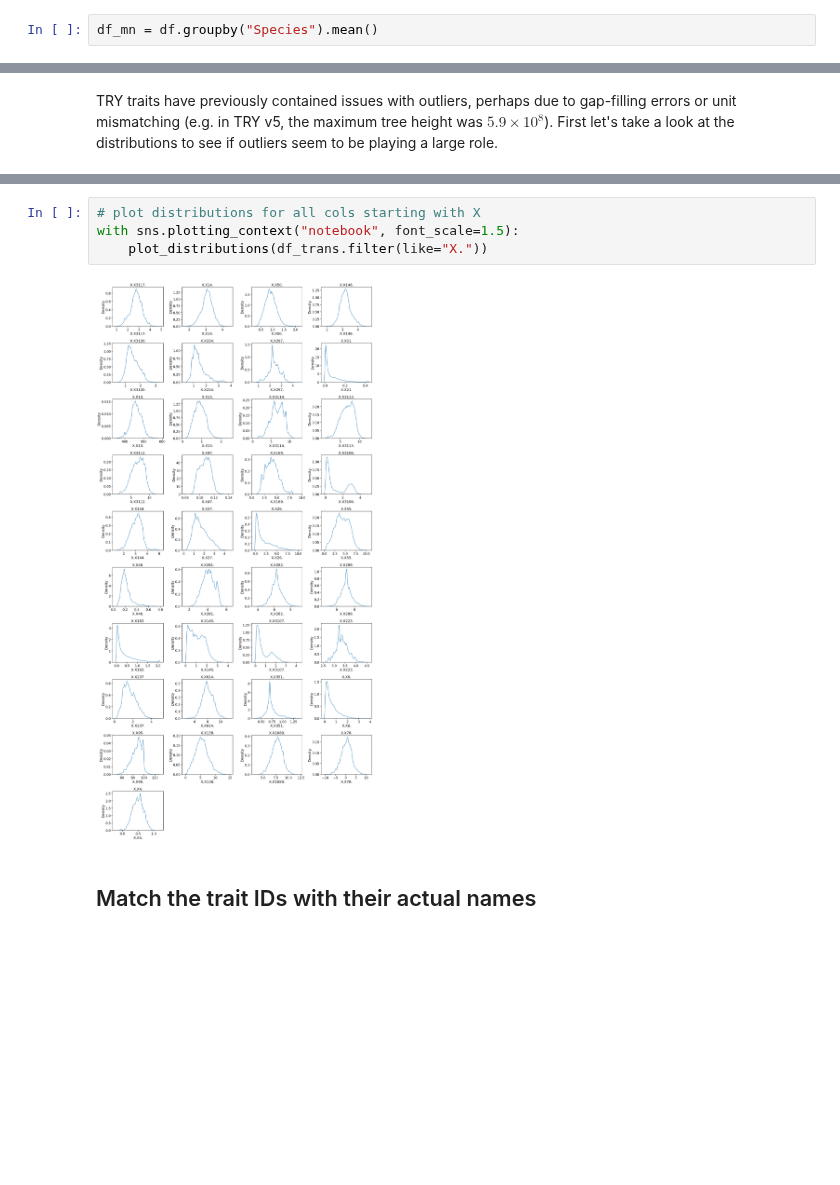
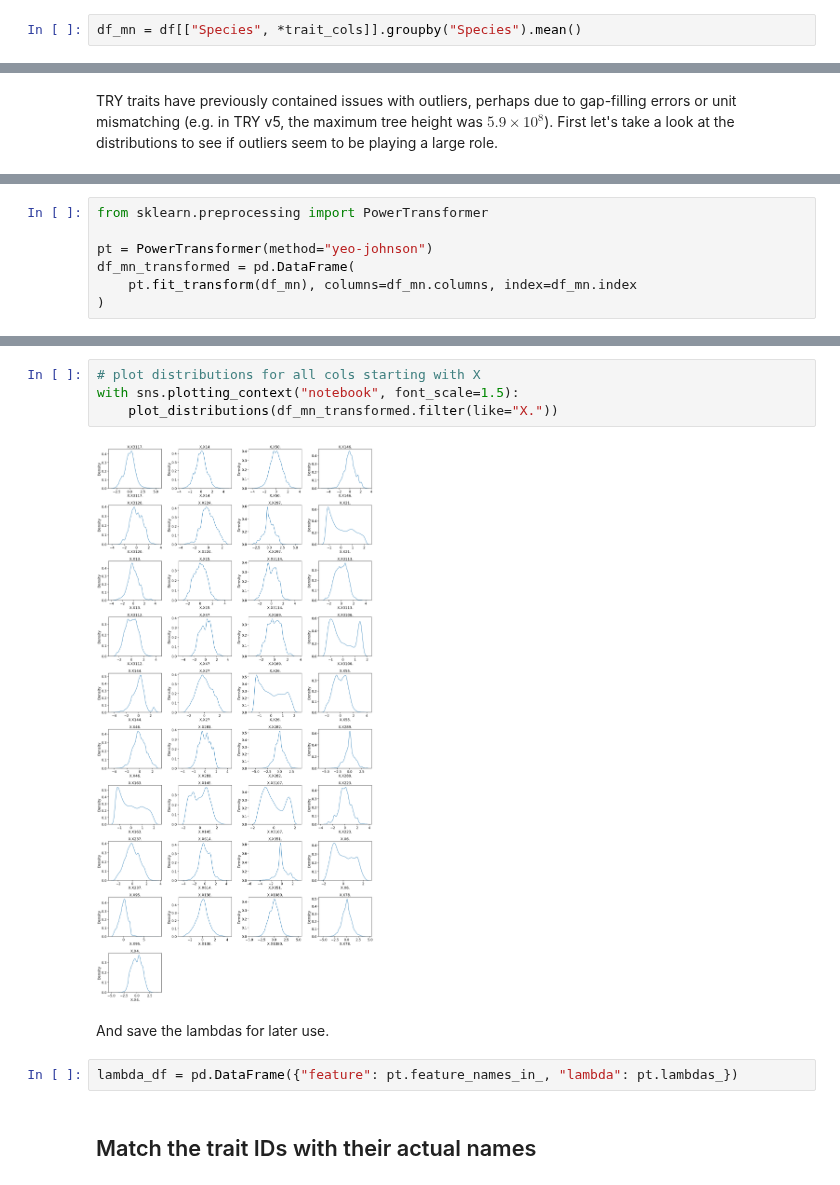
Before and after one commit to GeoSense-Freiburg/cit-sci-traits, a Jupyter notebook: notebooks/0-1_global_trait_data/0-1-3-1_explore_TRY6.ipynb, the cells around one changed output, grey strips where cells are left out. Saved outputs shown, nothing was run; the diff lists cells and outputs as text; blank space fills up the shorter version.

Commit message:
Power transform TRY 6 mean trait data prior to building gbif and splot maps. Be sure to back-transform predictions using the pickled transformer for stat calculation.

```diff
--- a/notebooks/0-1_global_trait_data/0-1-3-1_explore_TRY6.ipynb
+++ b/notebooks/0-1_global_trait_data/0-1-3-1_explore_TRY6.ipynb
@@ -141,7 +141,7 @@ Given that a major limitation in linking trait values with GBIF and sPlot is tha
 # %% [markdown]
 ## Reduce the trait data to species means
 # %%
-df_mn = df.groupby("Species").mean()
+df_mn = df[["Species", *trait_cols]].groupby("Species").mean()
 # %% [markdown]
 ## Filter outliers and log-transform long-tailed traits
 # %% [markdown]
@@ -187,0 +178,7 @@ for col in df_trans.columns:
+# %%
+from sklearn.preprocessing import PowerTransformer
+
+pt = PowerTransformer(method="yeo-johnson")
+df_mn_transformed = pd.DataFrame(
+    pt.fit_transform(df_mn), columns=df_mn.columns, index=df_mn.index
+)
@@ -188,9 +209,13 @@ for col in df_trans.columns:
 # %%
 # plot distributions for all cols starting with X
 with sns.plotting_context("notebook", font_scale=1.5):
-    plot_distributions(df_trans.filter(like="X."))
+    plot_distributions(df_mn_transformed.filter(like="X."))
 # %% [output]
-[figure, old version]
+[figure, new version]
+# %% [markdown]
+And save the lambdas for later use.
+# %%
+lambda_df = pd.DataFrame({"feature": pt.feature_names_in_, "lambda": pt.lambdas_})
 # %% [markdown]
 ## Match the trait IDs with their actual names
 # %%
```
Also changed, not shown: parts of 5 cells of this notebook, 6 other files.
